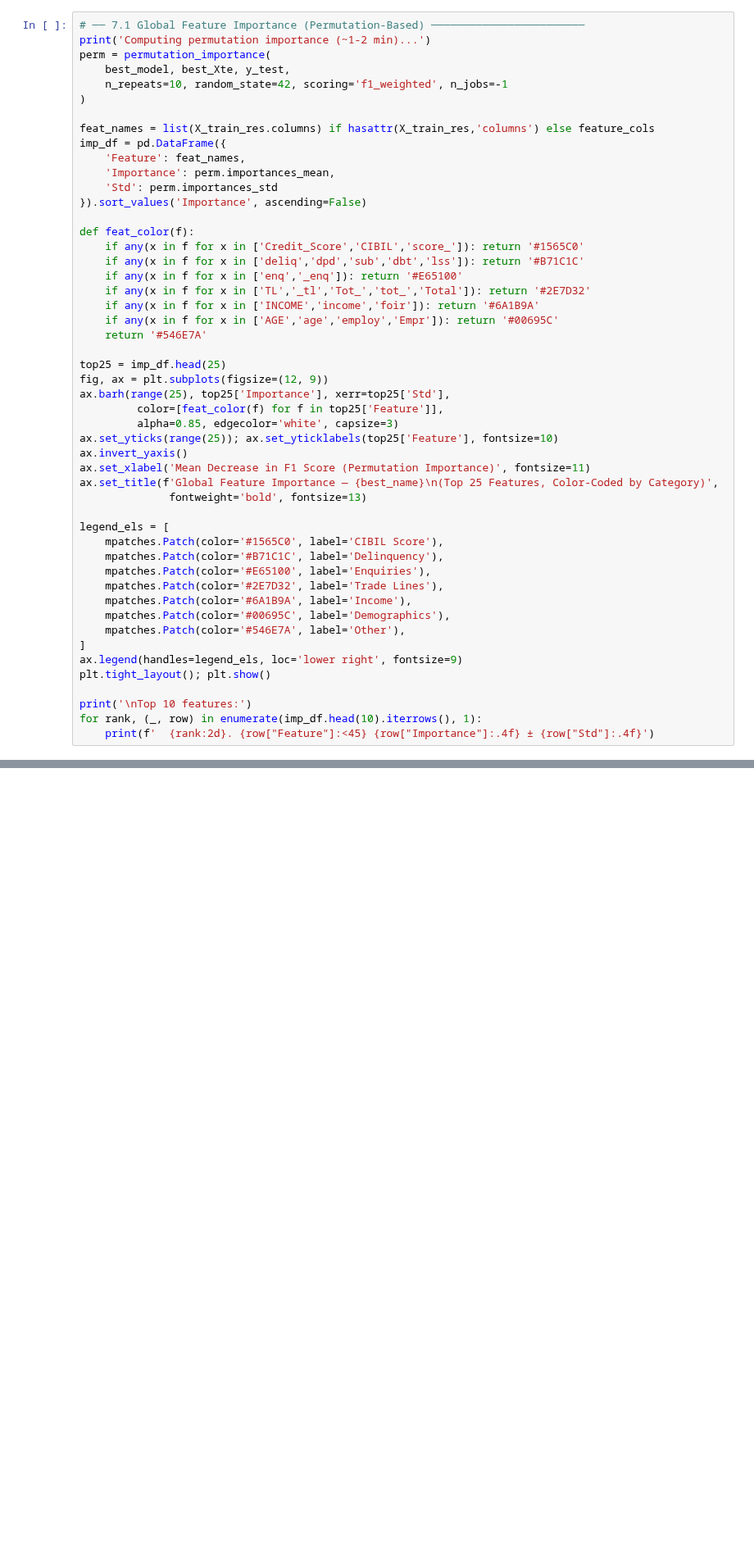
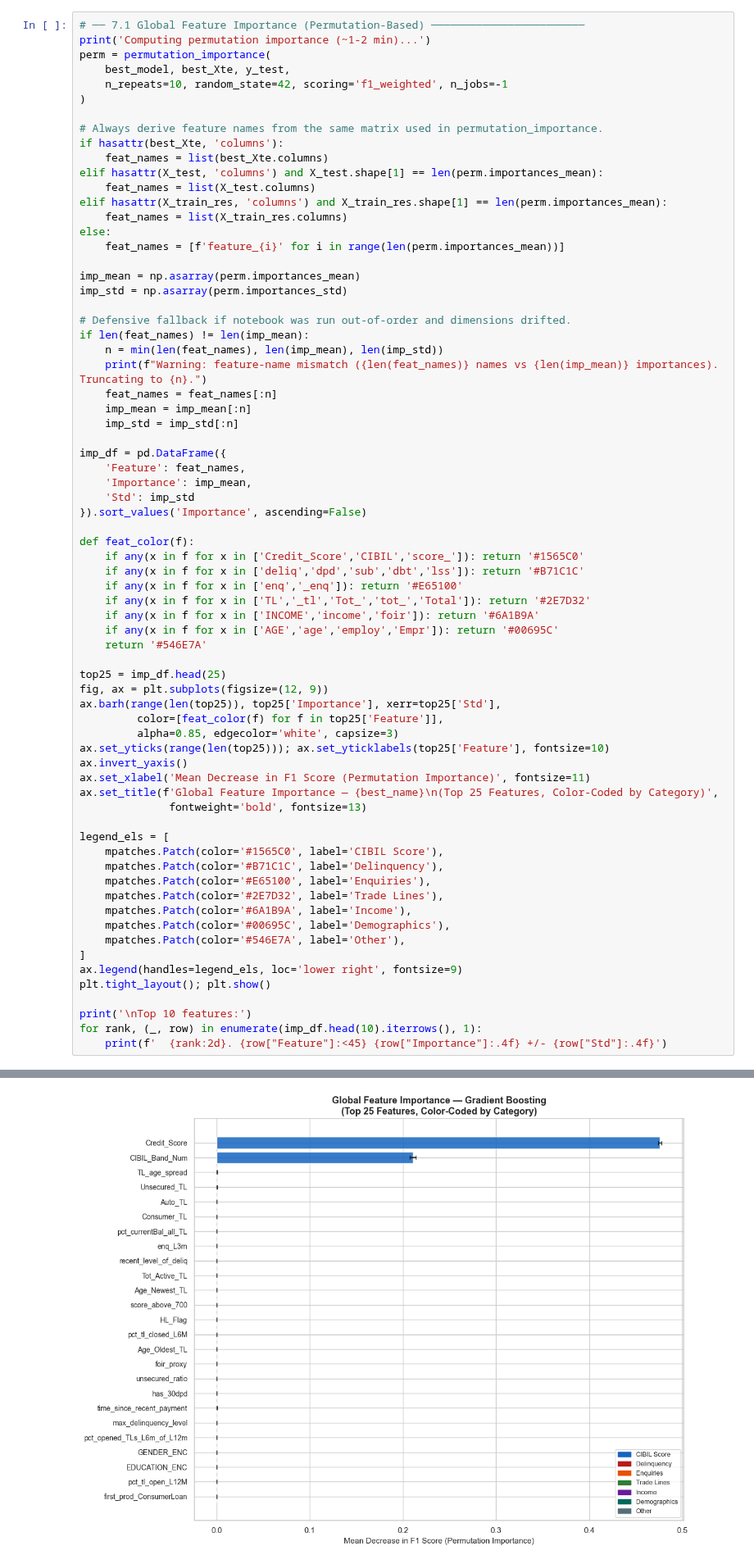
Before and after one commit to roshanx0/indian-credit-risk-xai, a Jupyter notebook: indian_credit_risk.ipynb, the cells around one changed output, grey strips where cells are left out. Shown at 82% size. Cells and saved outputs as stored; diff of their text form; blank space fills up the shorter version.

```diff
--- a/indian_credit_risk.ipynb
+++ b/indian_credit_risk.ipynb
@@ -530,11 +918,31 @@ perm = permutation_importance(
     n_repeats=10, random_state=42, scoring='f1_weighted', n_jobs=-1
 )
 
-feat_names = list(X_train_res.columns) if hasattr(X_train_res,'columns') else feature_cols
+# Always derive feature names from the same matrix used in permutation_importance.
+if hasattr(best_Xte, 'columns'):
+    feat_names = list(best_Xte.columns)
+elif hasattr(X_test, 'columns') and X_test.shape[1] == len(perm.importances_mean):
+    feat_names = list(X_test.columns)
+elif hasattr(X_train_res, 'columns') and X_train_res.shape[1] == len(perm.importances_mean):
+    feat_names = list(X_train_res.columns)
+else:
+    feat_names = [f'feature_{i}' for i in range(len(perm.importances_mean))]
+
+imp_mean = np.asarray(perm.importances_mean)
+imp_std = np.asarray(perm.importances_std)
+
+# Defensive fallback if notebook was run out-of-order and dimensions drifted.
+if len(feat_names) != len(imp_mean):
+    n = min(len(feat_names), len(imp_mean), len(imp_std))
+    print(f"Warning: feature-name mismatch ({len(feat_names)} names vs {len(imp_mean)} importances). Truncating to {n}.")
+    feat_names = feat_names[:n]
+    imp_mean = imp_mean[:n]
+    imp_std = imp_std[:n]
+
 imp_df = pd.DataFrame({
     'Feature': feat_names,
-    'Importance': perm.importances_mean,
-    'Std': perm.importances_std
+    'Importance': imp_mean,
+    'Std': imp_std
 }).sort_values('Importance', ascending=False)
 
 def feat_color(f):
@@ -548,10 +956,10 @@ def feat_color(f):
 
 top25 = imp_df.head(25)
 fig, ax = plt.subplots(figsize=(12, 9))
-ax.barh(range(25), top25['Importance'], xerr=top25['Std'],
+ax.barh(range(len(top25)), top25['Importance'], xerr=top25['Std'],
          color=[feat_color(f) for f in top25['Feature']],
          alpha=0.85, edgecolor='white', capsize=3)
-ax.set_yticks(range(25)); ax.set_yticklabels(top25['Feature'], fontsize=10)
+ax.set_yticks(range(len(top25))); ax.set_yticklabels(top25['Feature'], fontsize=10)
 ax.invert_yaxis()
 ax.set_xlabel('Mean Decrease in F1 Score (Permutation Importance)', fontsize=11)
 ax.set_title(f'Global Feature Importance — {best_name}\n(Top 25 Features, Color-Coded by Category)',
@@ -571,4 +979,5 @@ plt.tight_layout(); plt.show()
 
 print('\nTop 10 features:')
 for rank, (_, row) in enumerate(imp_df.head(10).iterrows(), 1):
-    print(f'  {rank:2d}. {row["Feature"]:<45} {row["Importance"]:.4f} ± {row["Std"]:.4f}')
+    print(f'  {rank:2d}. {row["Feature"]:<45} {row["Importance"]:.4f} +/- {row["Std"]:.4f}')
+# %% [output]
@@ -574,0 +985 @@ for rank, (_, row) in enumerate(imp_df.head(10).iterrows(), 1):
+[figure, added]
```
Also changed, not shown: parts of 44 cells of this notebook, 3 other files.
